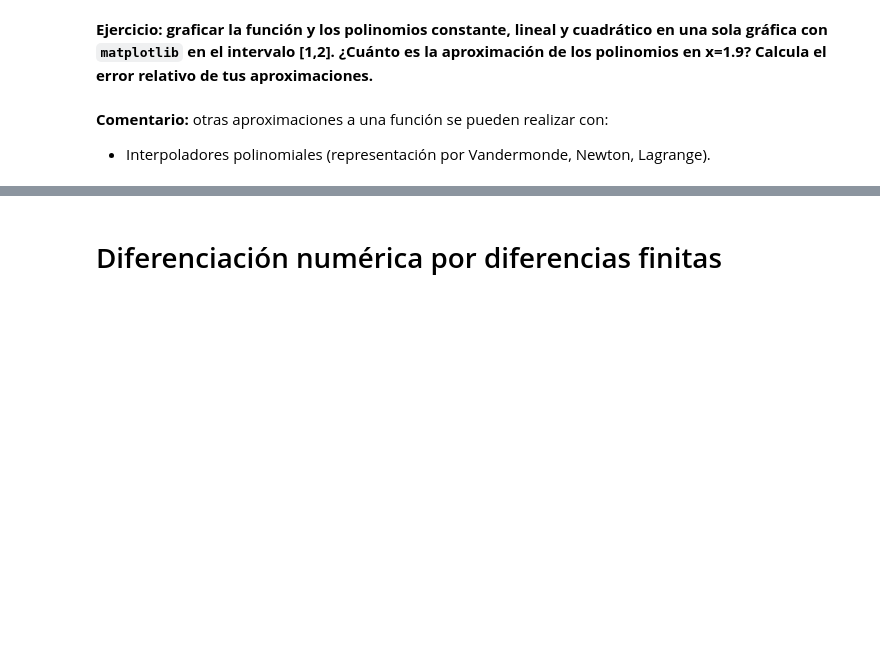
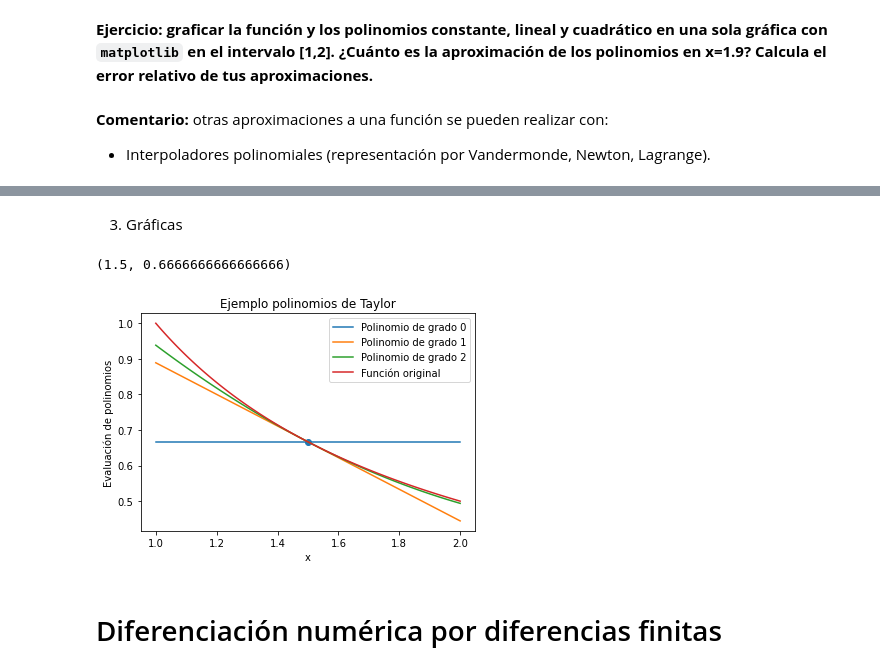
Before and after one commit to ITAM-DS/Propedeutico, a Jupyter notebook: Python/clases/2_calculo_DeI/1_aproximacion_a_derivadas_e_integrales.ipynb, the cells around one changed output, grey strips where cells are left out. Saved outputs shown, nothing was run; the diff lists cells and outputs as text; code cells hidden in the pictures; blank space fills up the shorter version.

Commit message:
Taylor polynomials

```diff
--- a/Python/clases/2_calculo_DeI/1_aproximacion_a_derivadas_e_integrales.ipynb
+++ b/Python/clases/2_calculo_DeI/1_aproximacion_a_derivadas_e_integrales.ipynb
@@ -129,0 +164,2 @@ $$P_2(x) = f(x_0) + f^{(1)}(x_0)(x-x_0) + \frac{f^{(2)}(x_0)(x-x_0)^2}{2} = \fra
+# %%
+x = np.linspace(1,2, 100) #100 puntos equidistantes
@@ -130,3 +172,33 @@ $$P_2(x) = f(x_0) + f^{(1)}(x_0)(x-x_0) + \frac{f^{(2)}(x_0)(x-x_0)^2}{2} = \fra
+# %%
+p0_eval = p0(x)*np.ones(x.size)
+# %%
+p1_eval = p1(x)
+p2_eval = p2(x)
+# %% [markdown]
+3) Gráficas
+# %%
+common_point = (x0, f(x0))
+# %%
+common_point
+# %% [output]
+(1.5, 0.6666666666666666)
+# %%
+plt.plot(x, p0_eval,
+         x, p1_eval,
+         x, p2_eval,
+         x, f(x))
+plt.title("Ejemplo polinomios de Taylor")
+plt.xlabel("x")
+plt.ylabel("Evaluación de polinomios")
+plt.legend(["Polinomio de grado 0",
+            "Polinomio de grado 1",
+            "Polinomio de grado 2",
+            "Función original"
+           ])
+plt.scatter(common_point[0], common_point[1])
+plt.show()
+# %% [output]
+[figure, added]
 # %% [markdown]
 # Diferenciación numérica por diferencias finitas
 # %% [markdown]
```
Also changed, not shown: parts of 14 cells of this notebook.
